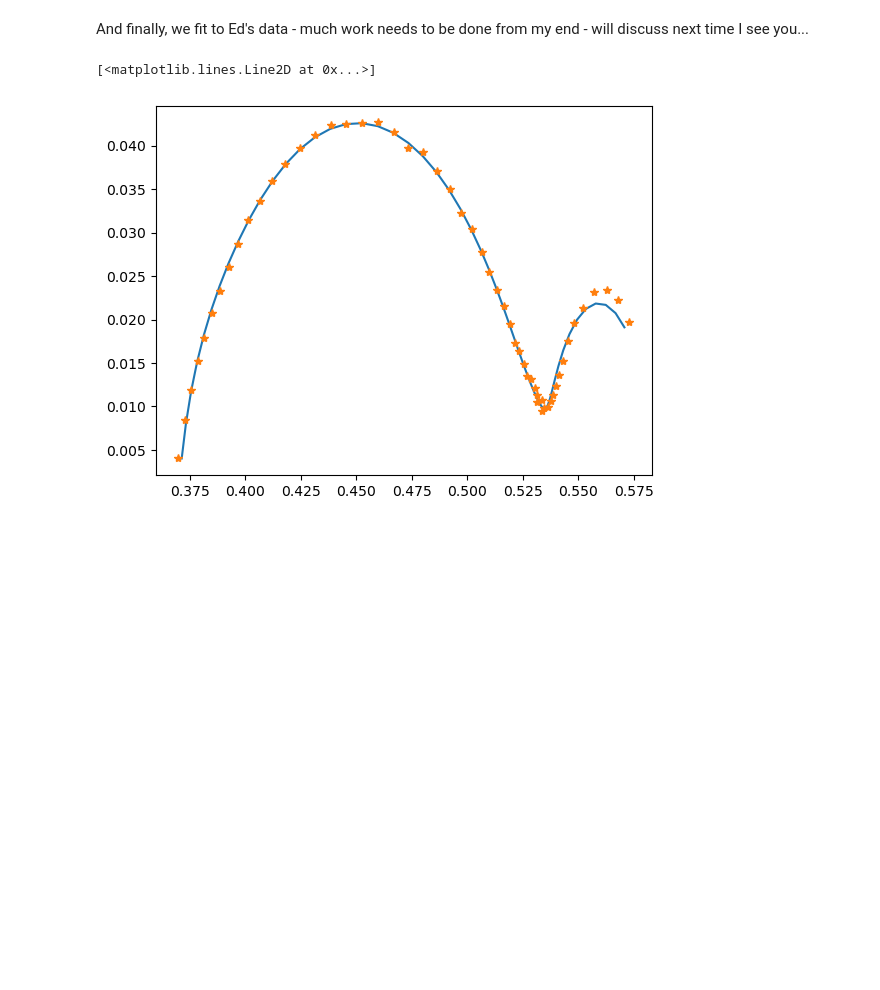
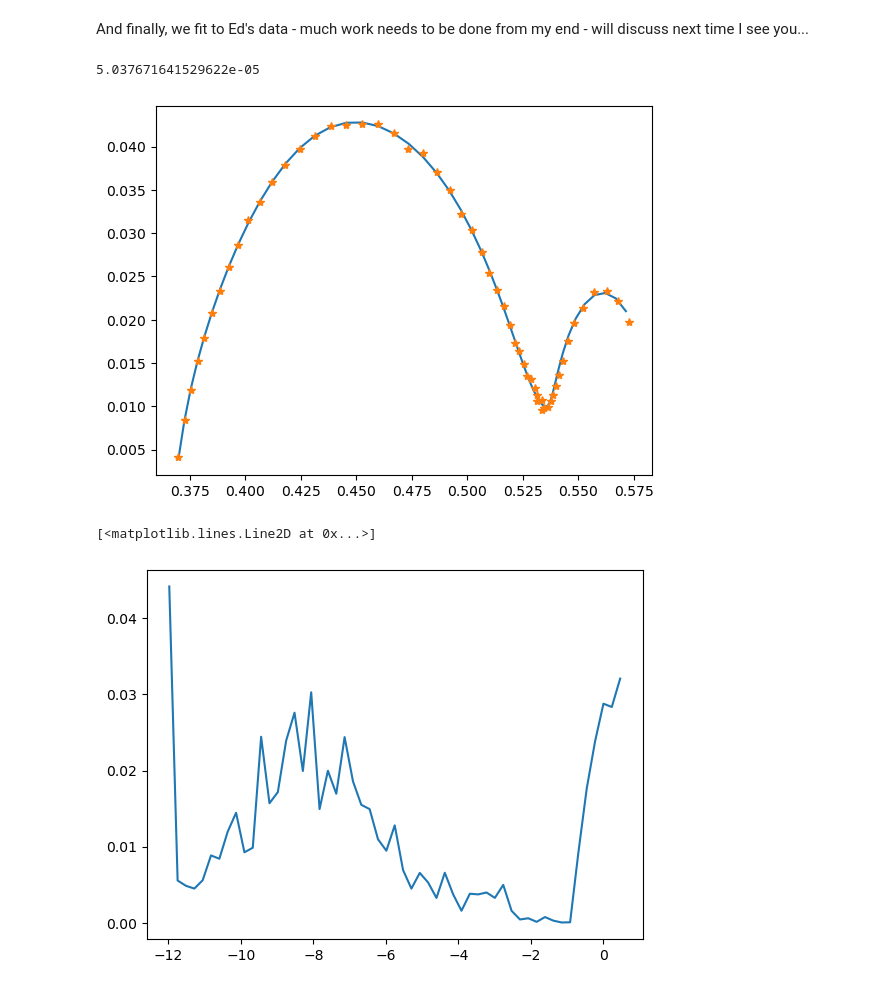
Before and after one commit to murphytarra/nanodrt, a Jupyter notebook: demo_notebook.ipynb, the cells around one changed output. Saved outputs shown, nothing was run; the diff lists cells and outputs as text; code cells hidden in the pictures; blank space fills up the shorter version.

```diff
--- a/demo_notebook.ipynb
+++ b/demo_notebook.ipynb
@@ -119,13 +120,20 @@ gamma_guess = gamma_ZARC(tau, R_ct=33, tau_0=.2, phi= .7)
 
 drt = DRT(R_inf= 10, L_0=0, gamma=gamma_guess, tau=tau)
 
-solver_dict = {'lambda': .2, 'maxiter': 5e6}
+solver_dict = {'init_lbd': -3., 'lbd_selection': "GCV", 'maxiter': 5e9}
 optim = Optimizer(drt=drt, measurement=measurement, solver="regression", integration_method="rbf", solver_dict = solver_dict)
 final_sim = optim.run()
 # %%
 Z_re_fitted, Z_im_fitted = final_sim.simulate()
 plt.plot(Z_re_fitted, -Z_im_fitted)
 plt.plot(Z_exact_re, -Z_exact_im, '*')
+
+print(final_sim.value)
 # %% [output]
-[<matplotlib.lines.Line2D at 0x...>]
+5.037671641529622e-05
-[figure, old version]
+[figure, new version]
+# %%
+plt.plot(jnp.log(final_sim.tau), final_sim.gamma)
+# %% [output]
+[<matplotlib.lines.Line2D at 0x...>]
+[figure, added]
```
Also changed, not shown: parts of 6 cells of this notebook, 3 other files.
